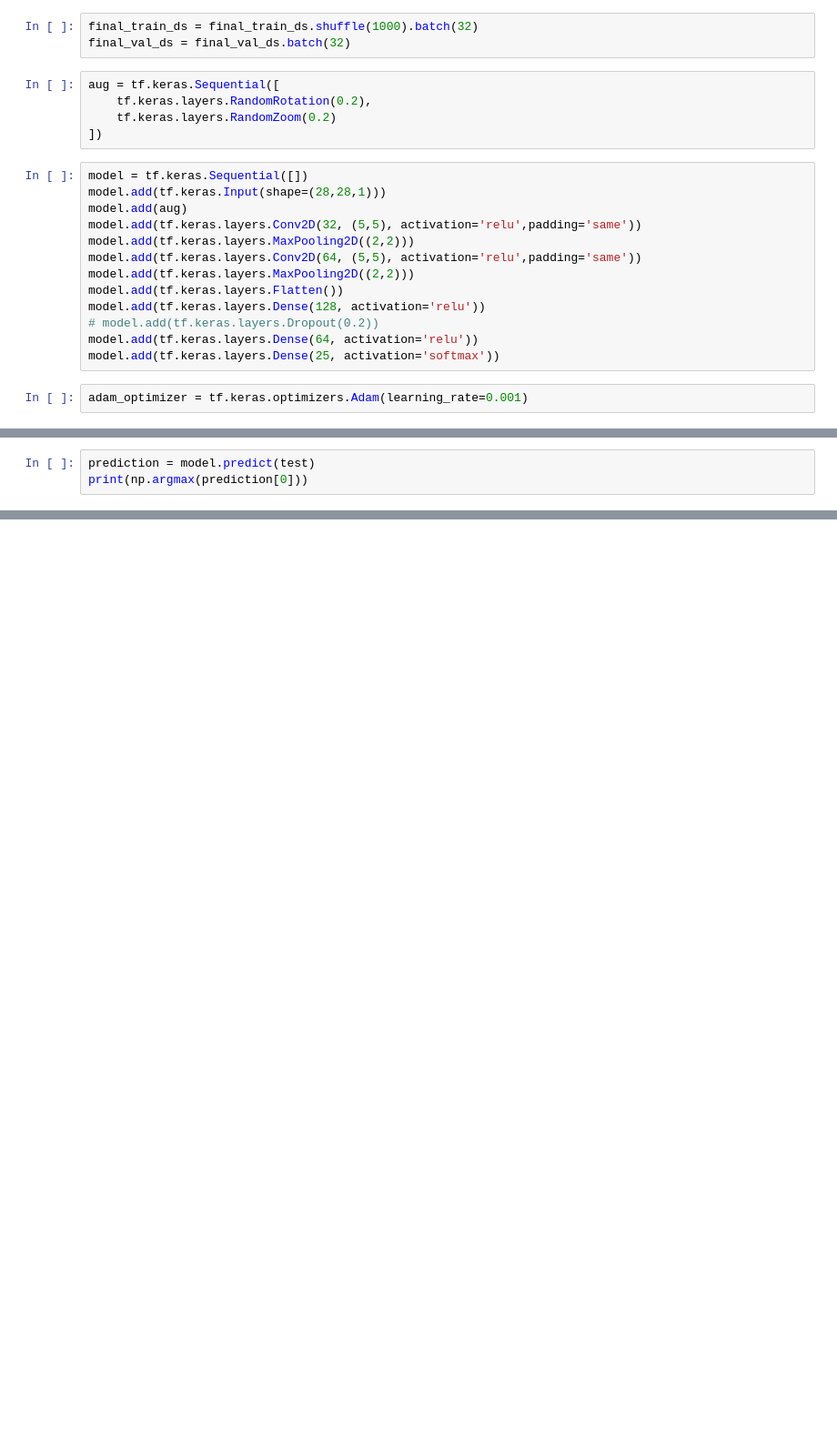
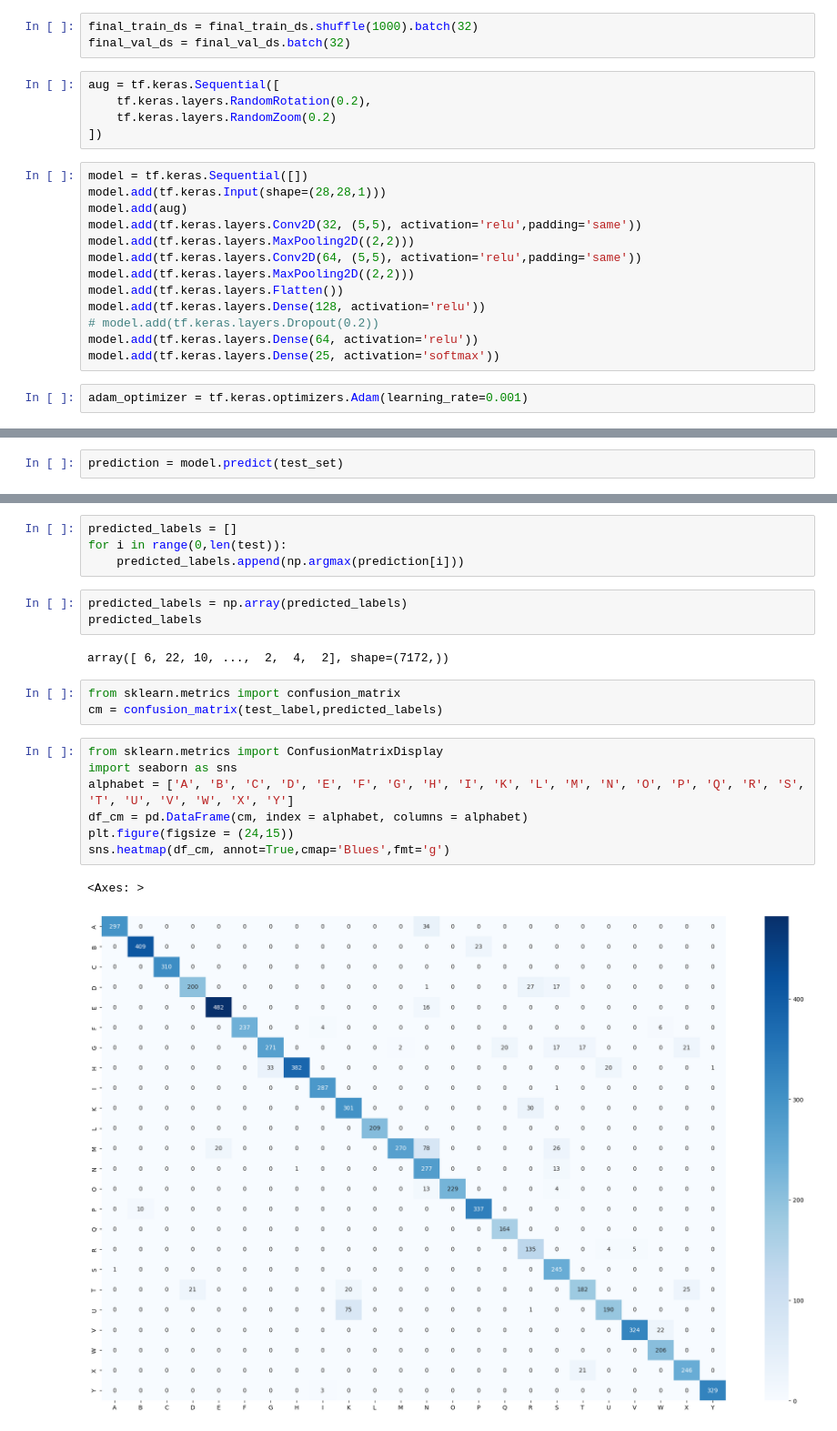
Before and after one commit to DuyAnh628/cnn_mnist, a Jupyter notebook: cnn.ipynb, the cells around one changed output, grey strips where cells are left out. Shown at 91% size. Cells and saved outputs as stored; diff of their text form; blank space fills up the shorter version.

```diff
--- a/cnn.ipynb
+++ b/cnn.ipynb
@@ -164,4 +159,3 @@ plt.show()
 # %%
-prediction = model.predict(test)
-print(np.argmax(prediction[0]))
+prediction = model.predict(test_set)
 # %% [output]
@@ -169,0 +163,22 @@ print(np.argmax(prediction[0]))
+# %%
+predicted_labels = []
+for i in range(0,len(test)):
+    predicted_labels.append(np.argmax(prediction[i]))
+# %%
+predicted_labels = np.array(predicted_labels)
+predicted_labels
+# %% [output]
+array([ 6, 22, 10, ...,  2,  4,  2], shape=(7172,))
+# %%
+from sklearn.metrics import confusion_matrix
+cm = confusion_matrix(test_label,predicted_labels)
+# %%
+from sklearn.metrics import ConfusionMatrixDisplay
+import seaborn as sns
+alphabet = ['A', 'B', 'C', 'D', 'E', 'F', 'G', 'H', 'I', 'K', 'L', 'M', 'N', 'O', 'P', 'Q', 'R', 'S', 'T', 'U', 'V', 'W', 'X', 'Y']
+df_cm = pd.DataFrame(cm, index = alphabet, columns = alphabet)
+plt.figure(figsize = (24,15))
+sns.heatmap(df_cm, annot=True,cmap='Blues',fmt='g')
+# %% [output]
+<Axes: >
+[figure, added]
```
Also changed, not shown: parts of 12 cells of this notebook, 2 other files.
